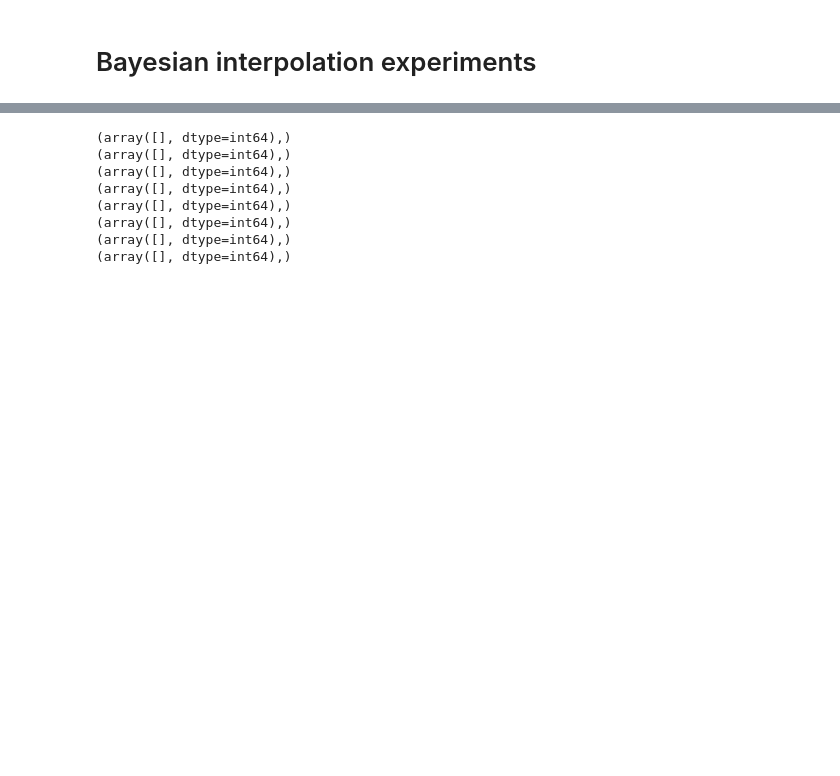
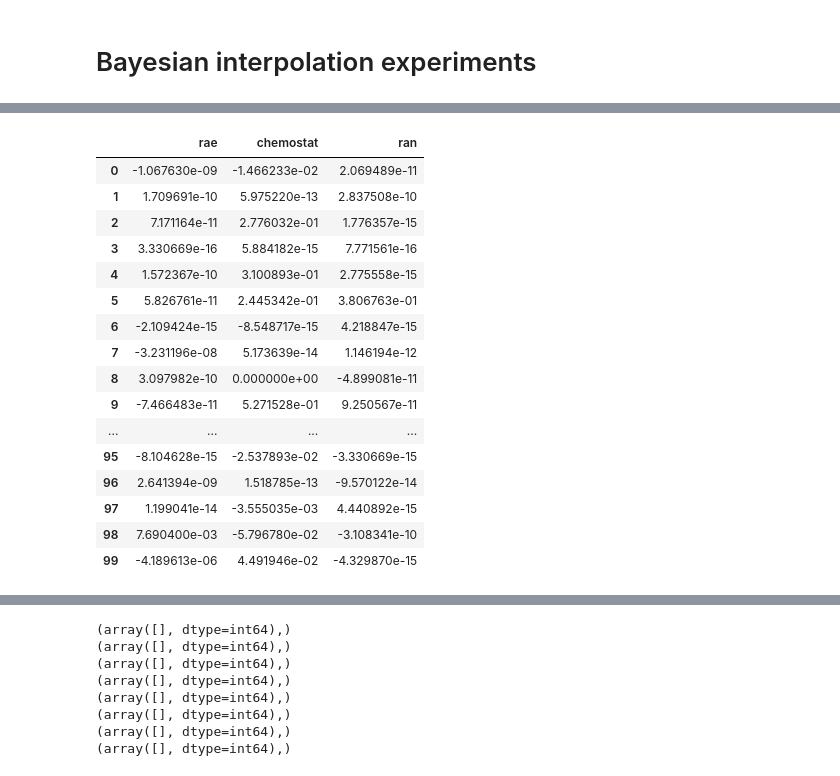
Before and after one commit to vetleser/BayesianGEM, a Jupyter notebook: code/visualization_for_manuscript.ipynb, the cells around one changed output, grey strips where cells are left out. Cells and saved outputs as stored; diff of their text form; code cells hidden in the pictures; blank space fills up the shorter version.

```diff
--- a/code/visualization_for_manuscript.ipynb
+++ b/code/visualization_for_manuscript.ipynb
@@ -559,0 +569,31 @@ sim_res
+# %%
+def find_r2_diff(x,y):
+    conditions = ['rae', 'chemostat', 'ran']
+    return {condition: x[condition] -  y[condition] for condition in conditions}
+# %%
+particle_r2_diff = [find_r2_diff(entry['stored_res'],entry['sim_res']) for entry in particle_r2]
+# %%
+conditions = ['rae', 'chemostat', 'ran']
+r2_diff_df = pd.DataFrame({condition: [entry[condition] for entry in particle_r2_diff] for condition in conditions})
+# %%
+pd.set_option('display.max_rows', 100)
+# %%
+r2_diff_df
+# %% [output]
+|  | rae | chemostat | ran |
+| 0 | -1.067630e-09 | -1.466233e-02 | 2.069489e-11 |
+| 1 | 1.709691e-10 | 5.975220e-13 | 2.837508e-10 |
+| 2 | 7.171164e-11 | 2.776032e-01 | 1.776357e-15 |
+| 3 | 3.330669e-16 | 5.884182e-15 | 7.771561e-16 |
+| 4 | 1.572367e-10 | 3.100893e-01 | 2.775558e-15 |
+| 5 | 5.826761e-11 | 2.445342e-01 | 3.806763e-01 |
+| 6 | -2.109424e-15 | -8.548717e-15 | 4.218847e-15 |
+| 7 | -3.231196e-08 | 5.173639e-14 | 1.146194e-12 |
+| 8 | 3.097982e-10 | 0.000000e+00 | -4.899081e-11 |
+| 9 | -7.466483e-11 | 5.271528e-01 | 9.250567e-11 |
+| ... | ... | ... | ... |
+| 95 | -8.104628e-15 | -2.537893e-02 | -3.330669e-15 |
+| 96 | 2.641394e-09 | 1.518785e-13 | -9.570122e-14 |
+| 97 | 1.199041e-14 | -3.555035e-03 | 4.440892e-15 |
+| 98 | 7.690400e-03 | -5.796780e-02 | -3.108341e-10 |
+| 99 | -4.189613e-06 | 4.491946e-02 | -4.329870e-15 |
```
Also changed, not shown: parts of 29 cells of this notebook, 1 other file.
